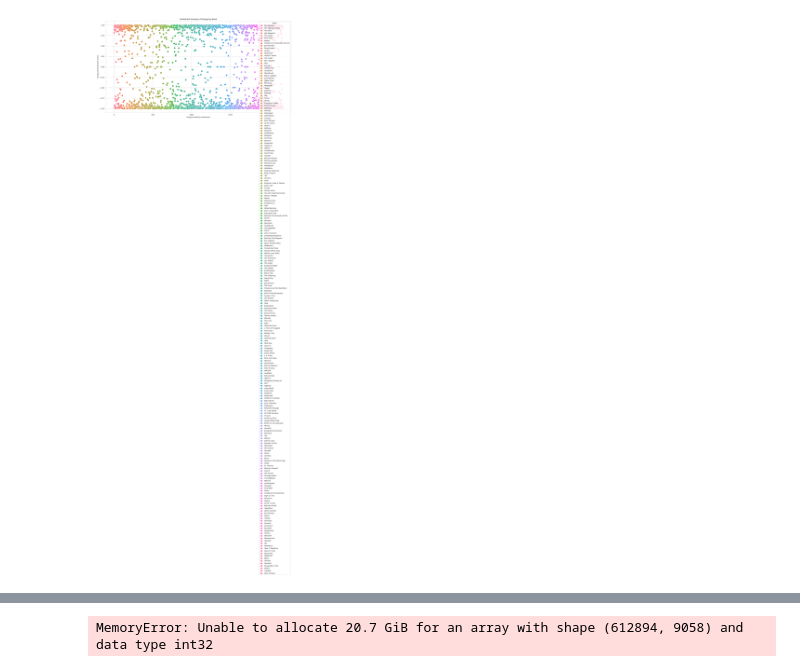
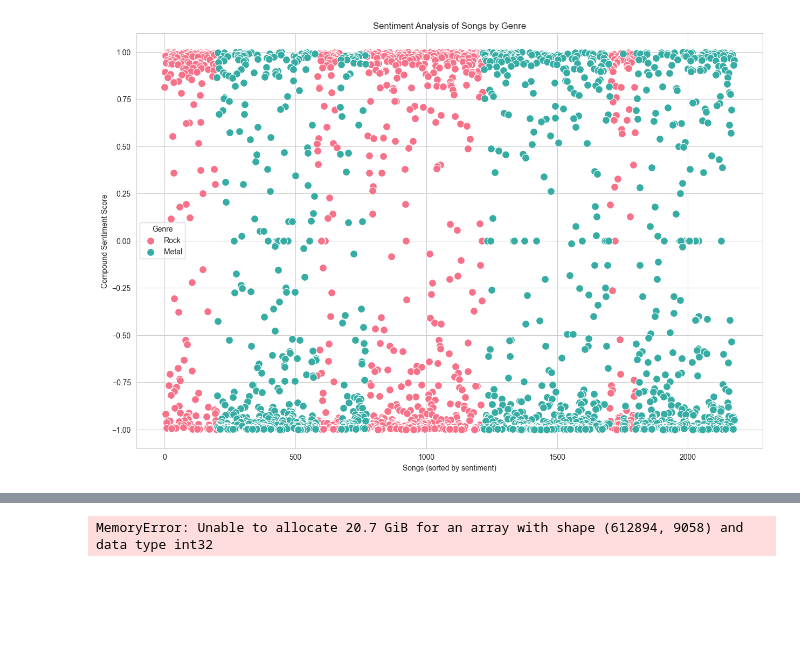
Before and after one commit to LucasMisk/DM_Project, a Jupyter notebook: DM_Project.ipynb, the cells around one changed output, grey strips where cells are left out. Drawn from its saved outputs; the diff is of its cells as text; code cells hidden in the pictures; blank space fills up the shorter version.

```diff
--- a/DM_Project.ipynb
+++ b/DM_Project.ipynb
@@ -672,30 +713,22 @@ lyrics_df.to_csv('sentiment_lyrics_dataset.csv', index=False)
 # %%
-# WRITE HERE DATA VISUALISATION
+# THIS SCRIPT DOES DATA VISUALISATION FOR GENRE SENTIMENT
 
-import seaborn as sns
-import matplotlib.pyplot as plt
+# Create a color palette for the genres
+genres = df['Genre'].unique()
+palette = sns.color_palette("husl", len(genres))
+genre_color_map = dict(zip(genres, palette))
 
-df = pd.read_csv('sentiment_lyrics_dataset.csv')
+# Plotting the sentiment scores by genre
+plt.figure(figsize=(15, 10))
 
-# Set the aesthetic style of the plots
-sns.set_style("whitegrid")
+for genre in genres:
+    genre_data = df[df['Genre'] == genre].sort_values(by='compound', ascending=False)
+    sns.scatterplot(x=genre_data.index, y=genre_data['compound'], label=genre, color=genre_color_map[genre], s=100)
 
-# Create a color palette for the bands
-bands = df['Band'].unique()
-palette = sns.color_palette("husl", len(bands))
-band_color_map = dict(zip(bands, palette))
-
-# Plotting the sentiment scores by band
-plt.figure(figsize=(20, 10))
-
-for band in bands:
-    band_data = df[df['Band'] == band].sort_values(by='compound', ascending=False)
-    sns.scatterplot(x=band_data.index, y=band_data['compound'], label=band, color=band_color_map[band], s=100)
-
-plt.title('Sentiment Analysis of Songs by Band')
+plt.title('Sentiment Analysis of Songs by Genre')
 plt.xlabel('Songs (sorted by sentiment)')
 plt.ylabel('Compound Sentiment Score')
-plt.legend(title='Band')
+plt.legend(title='Genre')
 plt.show()
 # %% [output]
-[figure, old version]
+[figure, new version]
```
Also changed, not shown: parts of 19 cells of this notebook, 3 other files.
